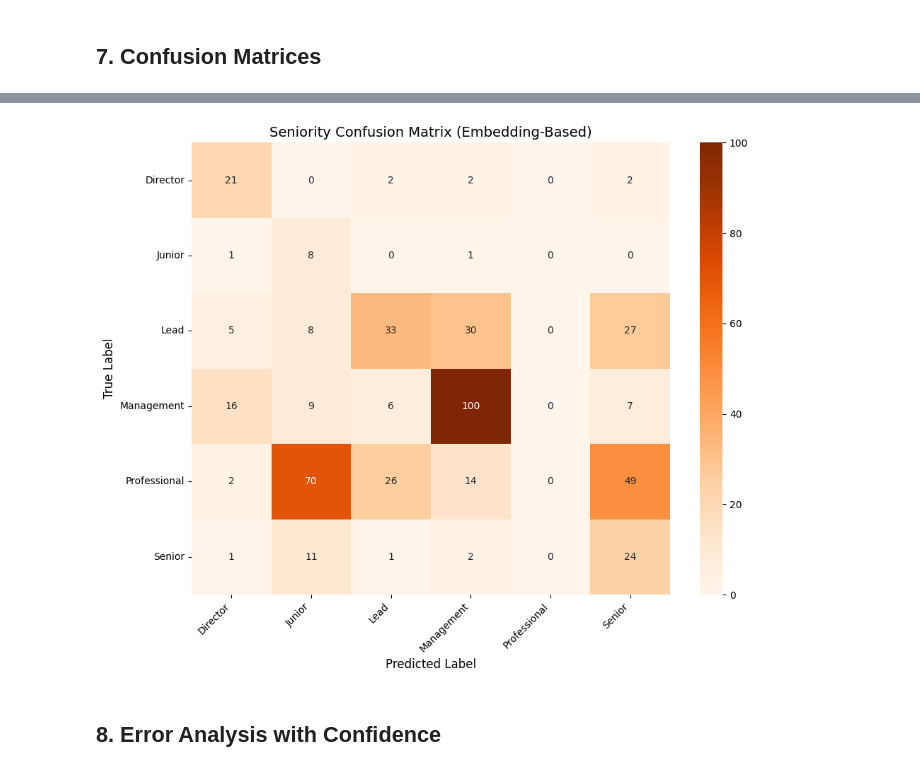
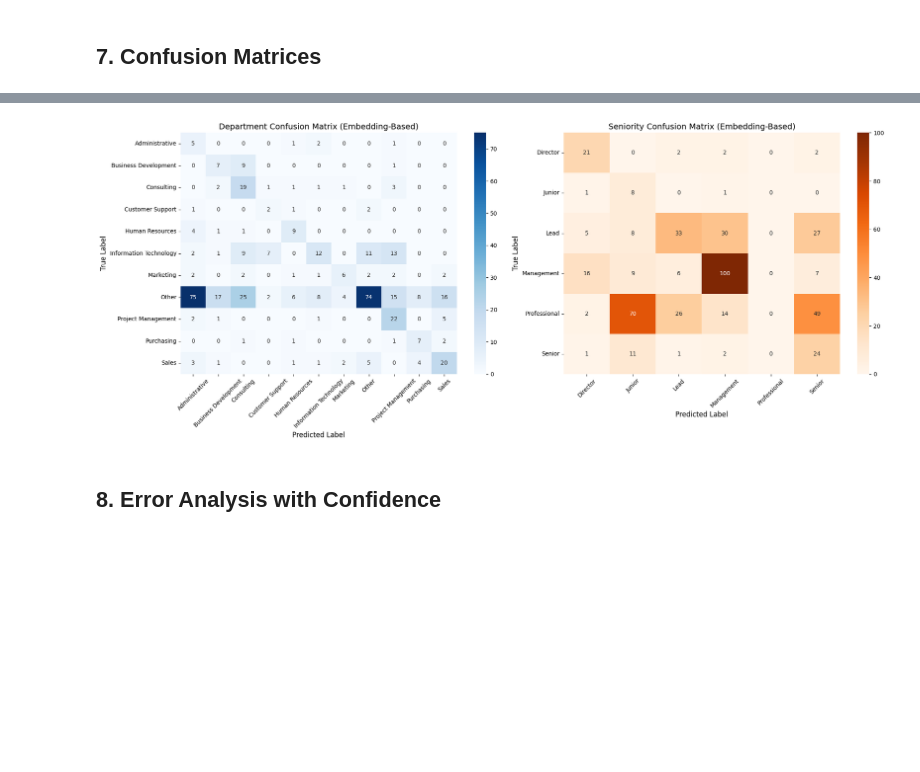
Before and after one commit to Julster35/BuzzwordLearner, a Jupyter notebook: notebooks/03_embedding_baseline.ipynb, the cells around one changed output, grey strips where cells are left out. Cells and saved outputs as stored; diff of their text form; code cells hidden in the pictures; blank space fills up the shorter version.

```diff
--- a/notebooks/03_embedding_baseline.ipynb
+++ b/notebooks/03_embedding_baseline.ipynb
@@ -42,13 +42,7 @@ RESULTS_DIR.mkdir(exist_ok=True)
 ## 1. Load Training Data (Lookup Tables)
 # %%
 # Load lookup tables
-# Explicit configuration: deduplicate and cap per class
-dept_df, sen_df = load_label_lists(
-    DATA_DIR,
-    fix_encoding=True,
-    deduplicate=True,
-    max_per_class=300  # Fewer examples = tighter centroids
-)
+dept_df, sen_df = load_label_lists(DATA_DIR, max_per_class=300)
 
 print(f"Department lookup: {len(dept_df):,} examples")
 print(f"Seniority lookup:  {len(sen_df):,} examples")
@@ -395,20 +370,35 @@ plt.show()
-# %%
-# Seniority confusion matrix
-sen_cm = confusion_matrix(sen_true, sen_predictions)
-sen_labels = sorted(set(sen_true + sen_predictions))
-
-plt.figure(figsize=(10, 8))
-sns.heatmap(sen_cm, annot=True, fmt='d', cmap='Oranges',
-            xticklabels=sen_labels, yticklabels=sen_labels)
-plt.title('Seniority Confusion Matrix (Embedding-Based)', fontsize=14)
-plt.ylabel('True Label', fontsize=12)
-plt.xlabel('Predicted Label', fontsize=12)
-plt.xticks(rotation=45, ha='right')
-plt.yticks(rotation=0)
-plt.tight_layout()
-plt.show()
-# %% [output]
-[figure, removed]
+# %%
+# Create confusion matrices side by side
+fig, axes = plt.subplots(1, 2, figsize=(20, 8))
+
+# Department confusion matrix (left)
+dept_cm = confusion_matrix(dept_true, dept_predictions)
+dept_labels = sorted(set(dept_true + dept_predictions))
+
+sns.heatmap(dept_cm, annot=True, fmt='d', cmap='Blues',
+            xticklabels=dept_labels, yticklabels=dept_labels, ax=axes[0])
+axes[0].set_title('Department Confusion Matrix (Embedding-Based)', fontsize=14)
+axes[0].set_ylabel('True Label', fontsize=12)
+axes[0].set_xlabel('Predicted Label', fontsize=12)
+axes[0].tick_params(axis='x', rotation=45, labelsize=10)
+axes[0].tick_params(axis='y', rotation=0, labelsize=10)
+
+# Seniority confusion matrix (right)
+sen_cm = confusion_matrix(sen_true, sen_predictions)
+sen_labels = sorted(set(sen_true + sen_predictions))
+
+sns.heatmap(sen_cm, annot=True, fmt='d', cmap='Oranges',
+            xticklabels=sen_labels, yticklabels=sen_labels, ax=axes[1])
+axes[1].set_title('Seniority Confusion Matrix (Embedding-Based)', fontsize=14)
+axes[1].set_ylabel('True Label', fontsize=12)
+axes[1].set_xlabel('Predicted Label', fontsize=12)
+axes[1].tick_params(axis='x', rotation=45, labelsize=10)
+axes[1].tick_params(axis='y', rotation=0, labelsize=10)
+
+plt.tight_layout()
+plt.show()
+# %% [output]
+[figure, added]
 # %% [markdown]
 ## 8. Error Analysis with Confidence
 # %%
```
Also changed, not shown: parts of 3 cells of this notebook, 4 other files.
